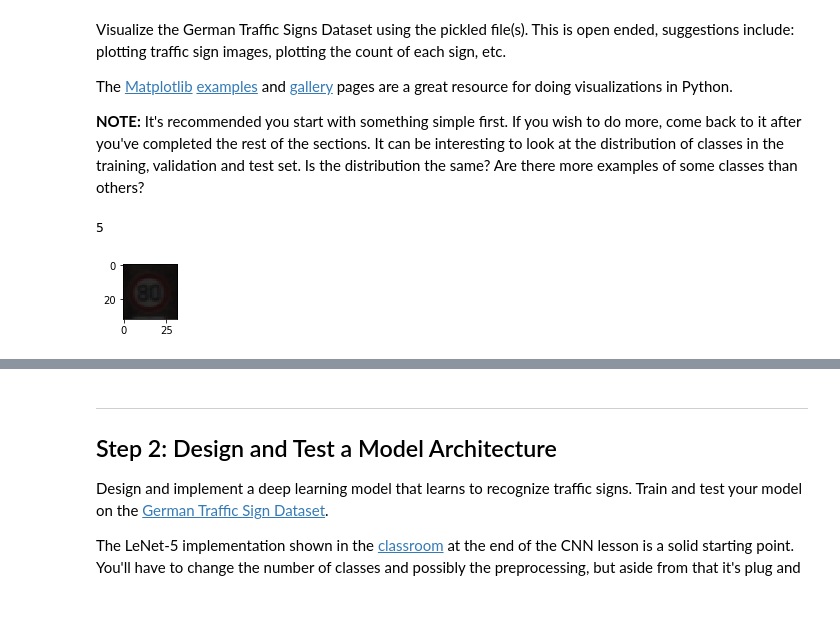
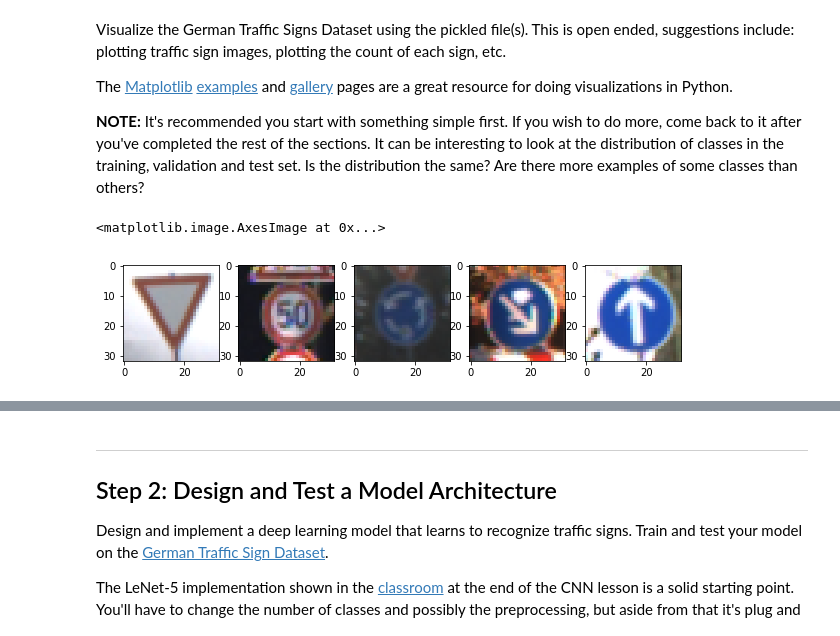
Before and after one commit to morningbob/Udacity_Self_Driving_Car_Nanodegree, a Jupyter notebook: Traffic_Sign_Classifier.ipynb, the cells around one changed output, grey strips where cells are left out. Cells and saved outputs as stored; diff of their text form; code cells hidden in the pictures; blank space fills up the shorter version.

```diff
--- a/Traffic_Sign_Classifier.ipynb
+++ b/Traffic_Sign_Classifier.ipynb
@@ -94,18 +96,29 @@ The [Matplotlib](http://matplotlib.org/) [examples](http://matplotlib.org/exampl
 # %%
 ### Data exploration visualization code goes here.
 ### Feel free to use as many code cells as needed.
+
+# Here I show some of the images in the training set
+
 import matplotlib.pyplot as plt
 import random
 import numpy as np
 # Visualizations will be shown in the notebook.
 %matplotlib inline
 
-index = random.randint(0, len(X_train))
-image = X_train[index].squeeze()
 
-plt.figure(figsize=(1,1))
-plt.imshow(image, cmap="gray")
-print(y_train[index])
+images = []
+
+for i in range(0, 5):
+    index = random.randint(0, len(X_train))
+    images.append(X_train[index].squeeze())
+
+
+f, (axis1, axis2, axis3, axis4, axis5) = plt.subplots(1, 5, figsize=(10,10))
+axis1.imshow(images[0])
+axis2.imshow(images[1])
+axis3.imshow(images[2])
+axis4.imshow(images[3])
+axis5.imshow(images[4])
 # %% [output]
-5
+<matplotlib.image.AxesImage at 0x...>
-[figure, old version]
+[figure, new version]
```
Also changed, not shown: parts of 39 cells of this notebook, 7 other files.
